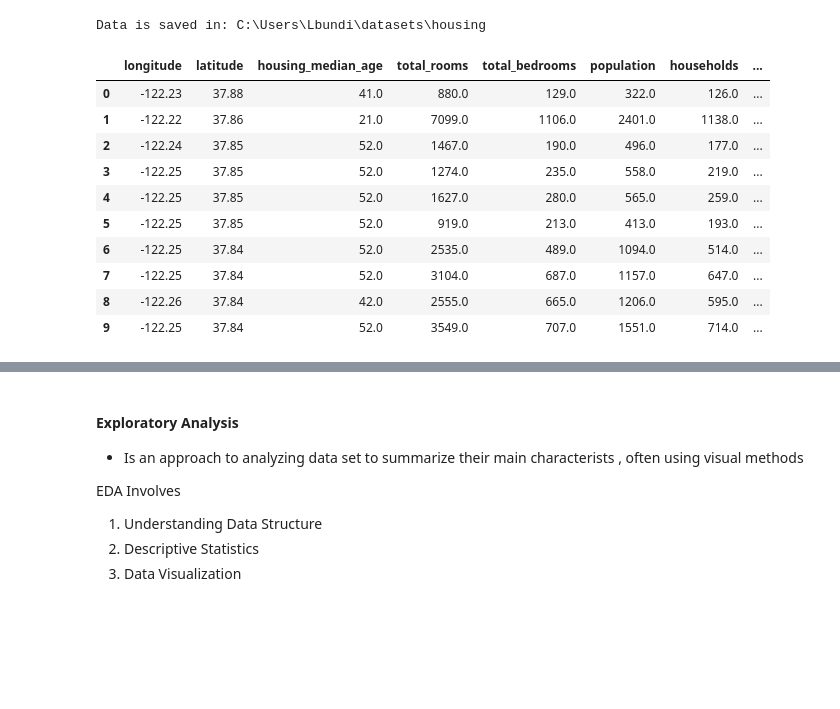
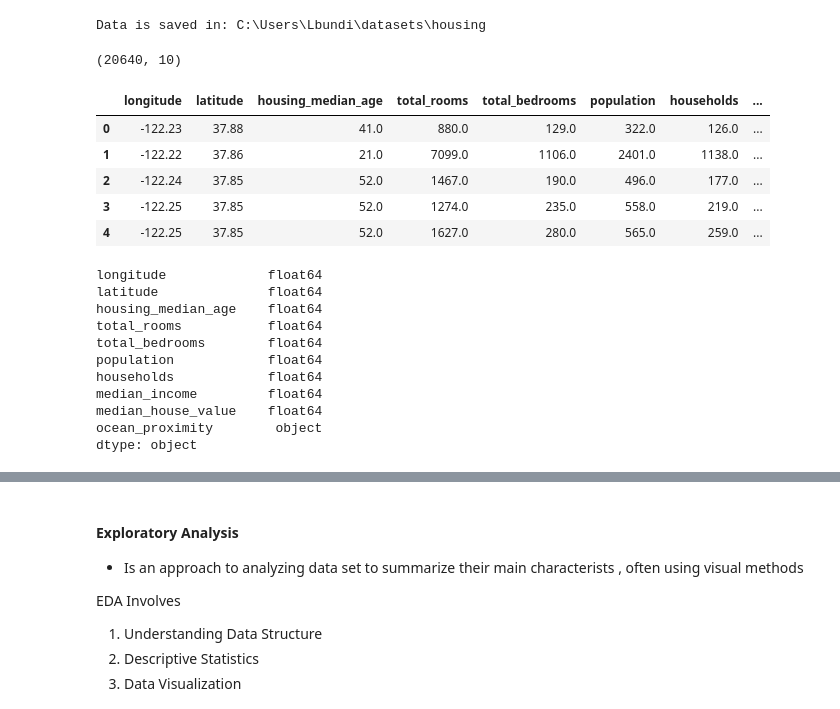
Before and after one commit to JavierSerranoGarcia/AML_notebooks, a Jupyter notebook: 01_into_eda_analysis.ipynb, the cells around one changed output, grey strips where cells are left out. Cells and saved outputs as stored; diff of their text form; code cells hidden in the pictures; blank space fills up the shorter version.

```diff
--- a/01_into_eda_analysis.ipynb
+++ b/01_into_eda_analysis.ipynb
@@ -45,17 +45,34 @@ housing , _ = load_housing_data()
 # %% [output]
 Data is saved in: C:\Users\Lbundi\datasets\housing
 # %%
+#Eye Balling the data
+
+# Shape of the data
+print(housing.shape)
+
 # Display the first 5 rows
-housing.head(10)
+housing.head(5)
 # %% [output]
+(20640, 10)
 |  | longitude | latitude | housing_median_age | total_rooms | total_bedrooms | population | households | ... |
 | 0 | -122.23 | 37.88 | 41.0 | 880.0 | 129.0 | 322.0 | 126.0 | ... |
 | 1 | -122.22 | 37.86 | 21.0 | 7099.0 | 1106.0 | 2401.0 | 1138.0 | ... |
 | 2 | -122.24 | 37.85 | 52.0 | 1467.0 | 190.0 | 496.0 | 177.0 | ... |
 | 3 | -122.25 | 37.85 | 52.0 | 1274.0 | 235.0 | 558.0 | 219.0 | ... |
 | 4 | -122.25 | 37.85 | 52.0 | 1627.0 | 280.0 | 565.0 | 259.0 | ... |
-| 5 | -122.25 | 37.85 | 52.0 | 919.0 | 213.0 | 413.0 | 193.0 | ... |
-| 6 | -122.25 | 37.84 | 52.0 | 2535.0 | 489.0 | 1094.0 | 514.0 | ... |
-| 7 | -122.25 | 37.84 | 52.0 | 3104.0 | 687.0 | 1157.0 | 647.0 | ... |
-| 8 | -122.26 | 37.84 | 42.0 | 2555.0 | 665.0 | 1206.0 | 595.0 | ... |
-| 9 | -122.25 | 37.84 | 52.0 | 3549.0 | 707.0 | 1551.0 | 714.0 | ... |
+# %%
+# Check data Types
+
+housing.dtypes
+# %% [output]
+longitude             float64
+latitude              float64
+housing_median_age    float64
+total_rooms           float64
+total_bedrooms        float64
+population            float64
+households            float64
+median_income         float64
+median_house_value    float64
+ocean_proximity        object
+dtype: object
```
Also changed, not shown: parts of 13 cells of this notebook.
